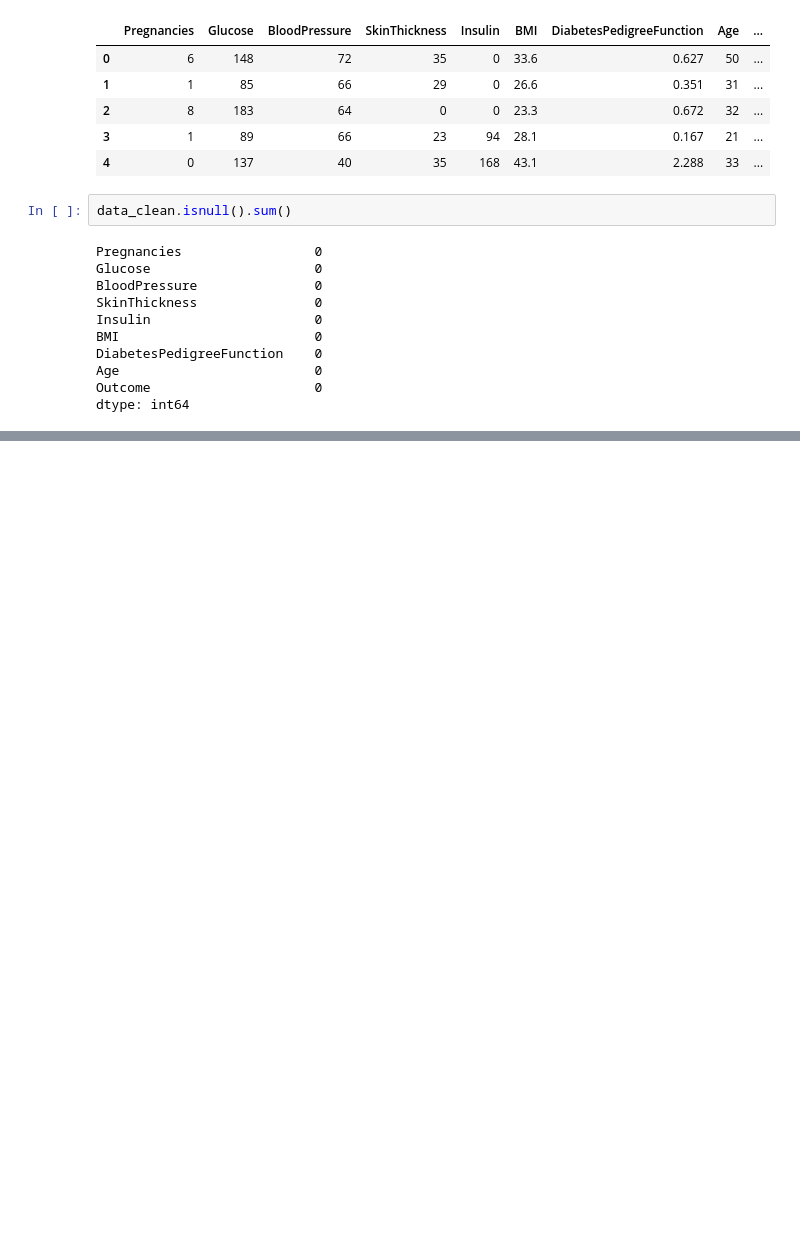
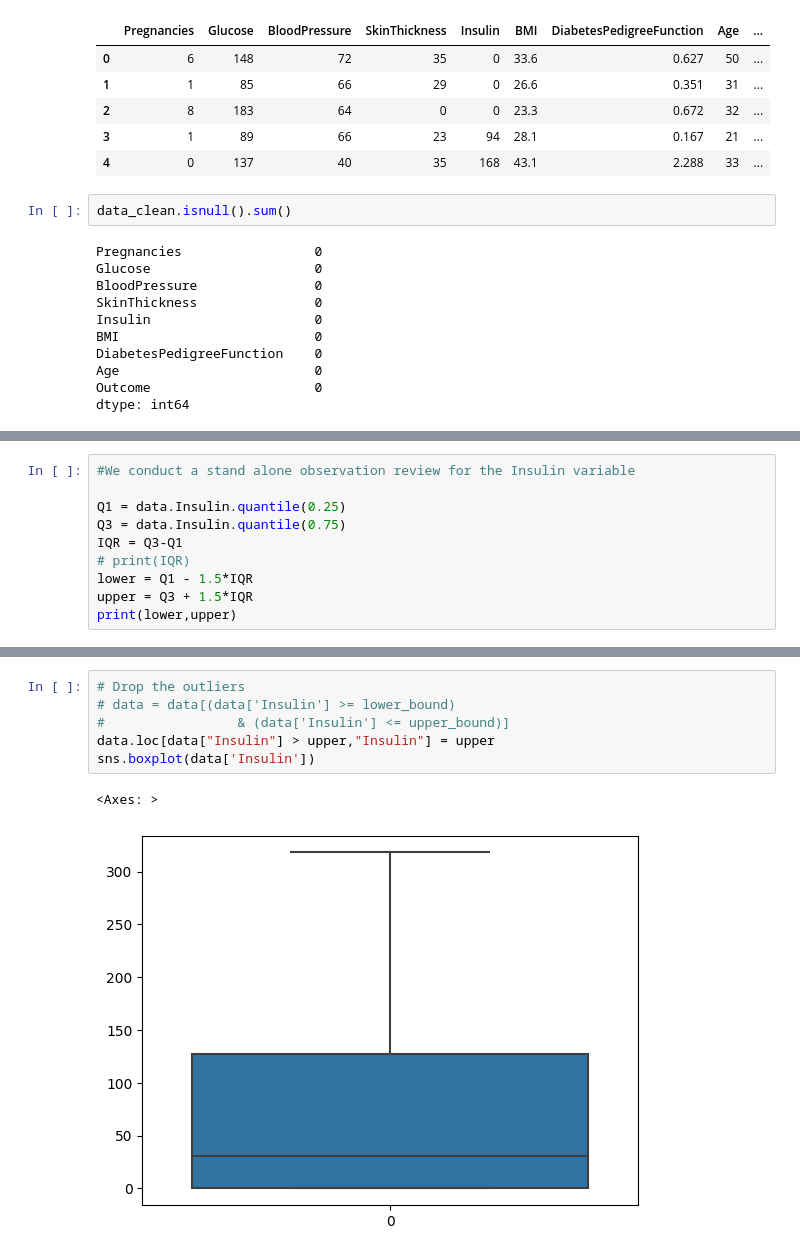
Before and after one commit to walaaheikal/Data-vis-, a Jupyter notebook: dv-project.ipynb, the cells around one changed output, grey strips where cells are left out. Cells and saved outputs as stored; diff of their text form; blank space fills up the shorter version.

```diff
--- a/dv-project.ipynb
+++ b/dv-project.ipynb
@@ -147,0 +187,10 @@ plt.show()
+# %%
+#We conduct a stand alone observation review for the Insulin variable
+
+Q1 = data.Insulin.quantile(0.25)
+Q3 = data.Insulin.quantile(0.75)
+IQR = Q3-Q1
+# print(IQR)
+lower = Q1 - 1.5*IQR
+upper = Q3 + 1.5*IQR
+print(lower,upper)
@@ -147,0 +229,9 @@ plt.show()
+# %%
+# Drop the outliers
+# data = data[(data['Insulin'] >= lower_bound)
+#                 & (data['Insulin'] <= upper_bound)]
+data.loc[data["Insulin"] > upper,"Insulin"] = upper
+sns.boxplot(data['Insulin'])
+# %% [output]
+<Axes: >
+[figure, added]
```
Also changed, not shown: parts of 23 cells of this notebook.
